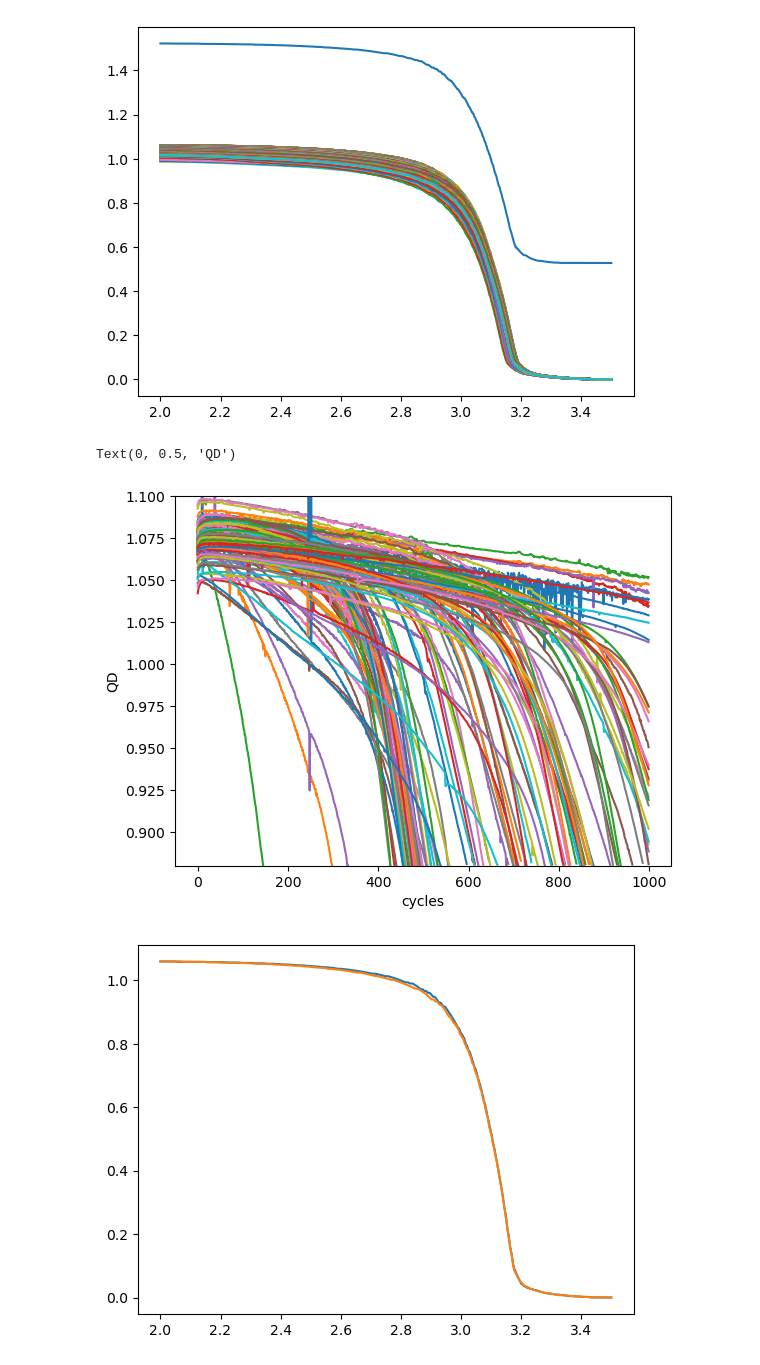
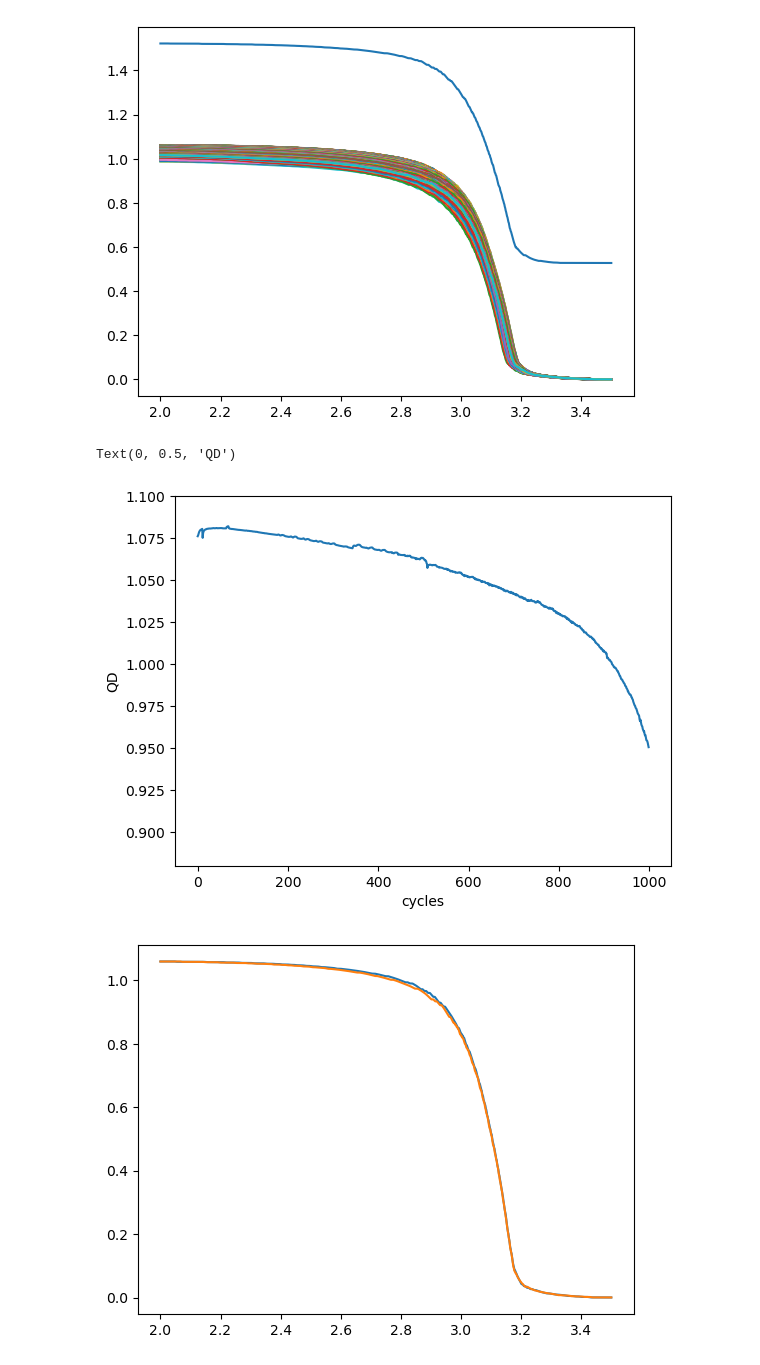
Before and after one commit to NAB27/Battery-cycle-life, a Jupyter notebook: viz.ipynb, the cells around one changed output. Cells and saved outputs as stored; diff of their text form; code cells hidden in the pictures.

```diff
--- a/viz.ipynb
+++ b/viz.ipynb
@@ -26,17 +27,17 @@ for i in range(1000):
 [figure]
 # %%
 x0 = [data[key]['summary']['QD'] for key in data.keys()]
-for i in range(len(x0)):
-    plt.plot(x0[i][:1000])
+# for i in range(len(x0)):
+#     plt.plot(x0[i][:1000])
 
-
+plt.plot(x0[5][:1000])
 plt.ylim(0.88,1.1)
 
 plt.xlabel('cycles')
 plt.ylabel('QD')
 # %% [output]
 Text(0, 0.5, 'QD')
-[figure, old version]
+[figure, new version]
 # %%
 xx = [data['b1c0']['cycles']['10']['Qdlin'], data['b1c0']['cycles']['100']['Qdlin']]
 yy = [data['b1c0']['cycles']['10']['Vdlin'], data['b1c0']['cycles']['100']['Vdlin']]
```
Also changed, not shown: parts of 13 cells of this notebook.
